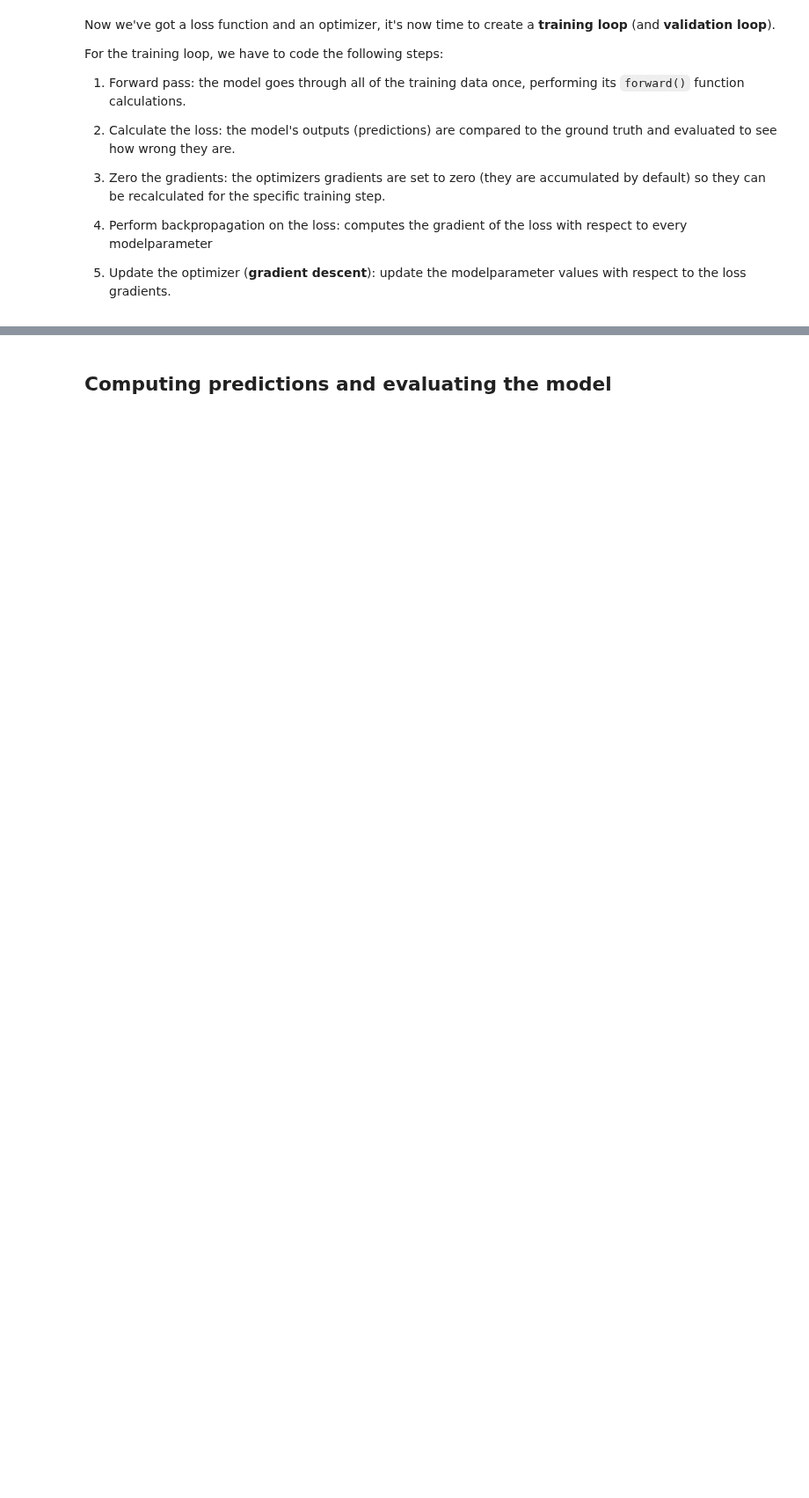
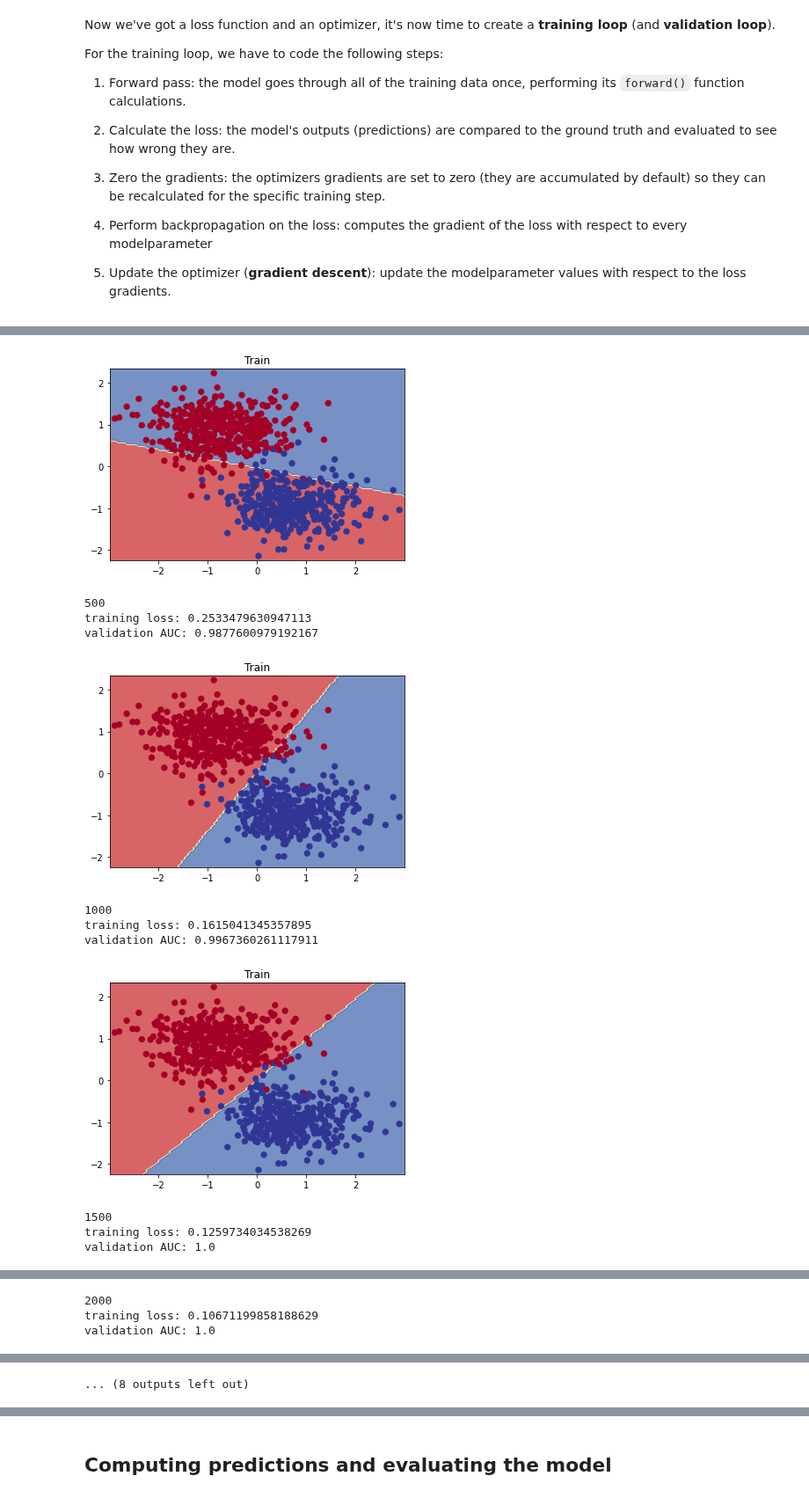
Before and after one commit to sdgroeve/D012554_Machine_Learning_2023, a Jupyter notebook: 01_logisitc_regression_in_pytorch.ipynb, the cells around one changed output, grey strips where cells are left out. Shown at 88% size. Cells and saved outputs as stored; diff of their text form; code cells hidden in the pictures; blank space fills up the shorter version.

```diff
--- a/01_logisitc_regression_in_pytorch.ipynb
+++ b/01_logisitc_regression_in_pytorch.ipynb
@@ -257,7 +257,7 @@ For the optimizer we will SGD, `torch.optim.SGD(params, lr)` where:
 * `params` are the modelparameters we want to optimize
 * `lr` is the **learning rate** you'd like the optimizer to update the modelparameters at
 # %%
-learning_rate = 0.001
+learning_rate = 0.01
 
 #the loss function
 loss_func = torch.nn.BCEWithLogitsLoss()
@@ -277,7 +277,7 @@ For the training loop, we have to code the following steps:
 5. Update the optimizer (**gradient descent**): update the modelparameter values with respect to the loss gradients.
 # %%
 #number of times we iterate trough the train set
-num_epochs = 30
+num_epochs = 5000
 
 for epoch in range(num_epochs):
 
@@ -286,7 +286,6 @@ for epoch in range(num_epochs):
 
     #step 2
     loss = loss_func(predictions_train, y_train)
-    print("training loss: {}".format(loss))
 
     #step 3
     optimizer.zero_grad()
@@ -295,9 +294,17 @@ for epoch in range(num_epochs):
     loss.backward()
 
     #step 5
-    optimizer.step()
+    optimizer.step() # Updates weights and biases with the optimizer (SGD)
 
-    #compute AUC on validation set
-    predictions_val = torch.squeeze(model(X_val)).round().detach().numpy()
-    print("validation AUC: {}".format(roc_auc_score(y_val,predictions_val)))
+    if epoch % 500 == 0:
+      #compute AUC on validation set
+      predictions_val = torch.squeeze(model(X_val)).round().detach().numpy()
+      #print(predictions_val)
+      print(epoch)
+      print("training loss: {}".format(loss))
+      print("validation AUC: {}".format(roc_auc_score(y_val,predictions_val)))
+      plt.clf()
+      plt.title("Train")
+      plot_decision_boundary(model, X_train, y_train)
+      plt.show()
 # %% [output]
@@ -320,0 +314,12 @@ validation AUC: 0.0
+[figure, added]
+500
+training loss: 0.2533479630947113
+validation AUC: 0.9877600979192167
+[figure, added]
+1000
+training loss: 0.1615041345357895
+validation AUC: 0.9967360261117911
+[figure, added]
+1500
+training loss: 0.1259734034538269
+validation AUC: 1.0
@@ -320,0 +327,3 @@ validation AUC: 0.0
+2000
+training loss: 0.10671199858188629
+validation AUC: 1.0
@@ -320,0 +335 @@ validation AUC: 0.0
+... (8 outputs left out)
```
Also changed, not shown: parts of 11 cells of this notebook.
